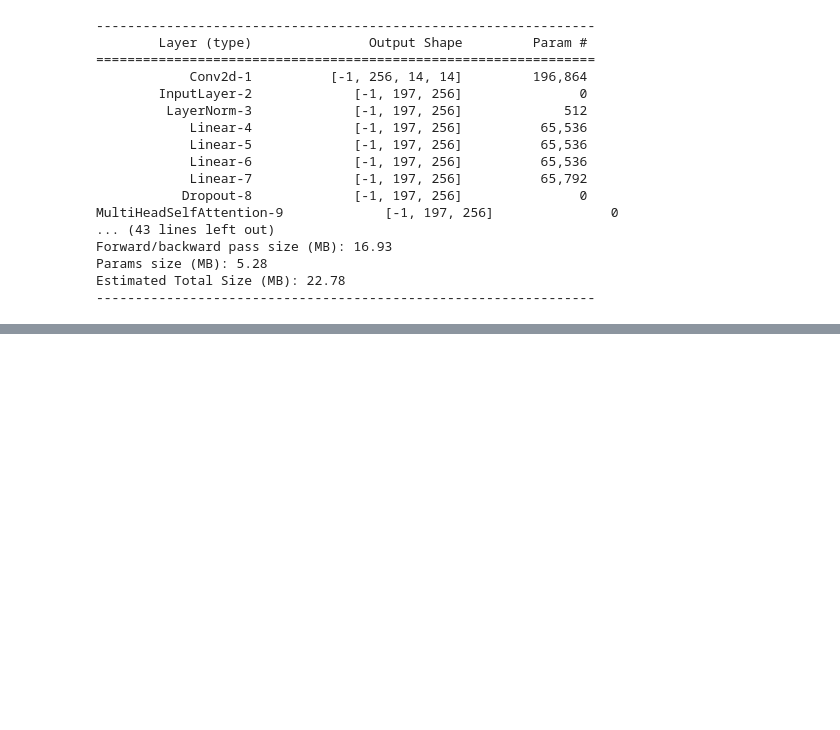
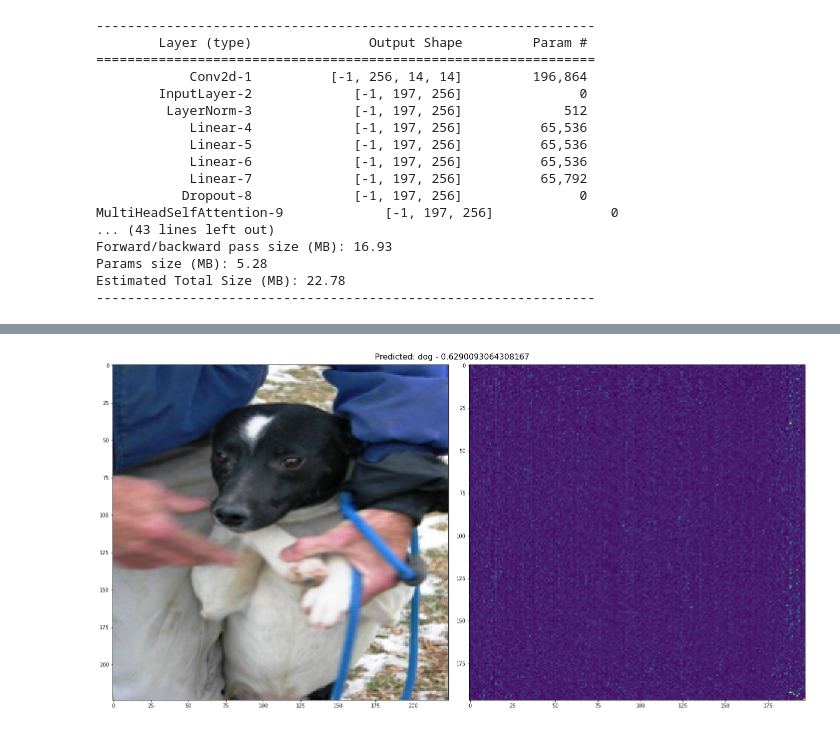
Before and after one commit to nguyenhung1903/VisionTransformer, a Jupyter notebook: notebook.ipynb, the cells around one changed output, grey strips where cells are left out. Drawn from its saved outputs; the diff is of its cells as text; code cells hidden in the pictures; blank space fills up the shorter version.

Commit message:
update attention map

```diff
--- a/notebook.ipynb
+++ b/notebook.ipynb
@@ -120,8 +120,3 @@ optimizer = optim.SGD(model.parameters(), lr=0.001, momentum=0.9)
 # %%
 from PIL import Image
 img1 = Image.open("data/test/1.jpg")
-# %%
-def get_attention_map(model, img):
-    x = model.input_layer(data_transforms['train'](img).unsqueeze(0).to(device))
-    x = model.encoder(x)
-    return x.squeeze(0).detach().cpu().numpy()
@@ -128,9 +157,28 @@ def get_attention_map(model, img):
+# %%
+def get_attention_map(model, img):
+    head_dim = ViT_config["embed_dim"] // ViT_config["nb_head"]
+    x = model.input_layer(data_transforms['train'](img).unsqueeze(0).to(device))
+    batch_size, nb_patch, _ = x.size()
+    q = model.encoder[-1].msa.w_q(x)
+    q = q.view(batch_size, ViT_config["nb_head"], nb_patch, head_dim)
+    k = model.encoder[-1].msa.w_k(x)
+    k = k.view(batch_size, ViT_config["nb_head"], nb_patch, head_dim)
+    v = model.encoder[-1].msa.w_v(x)
+    v = v.view(batch_size, ViT_config["nb_head"], nb_patch, head_dim)
+
+    # inner product
+    # (B, nb_head, N, D//nb_head) × (B, nb_head, D//nb_head, N) -> (B, nb_head, N, N)
+    dots = (q @ k.transpose(2, 3)) / head_dim **0.5
+    # softmax by columns
+    # dim=3 eq dim=-1. dim=-1 applies softmax to the last dimension
+    attn = torch.nn.functional.softmax(dots, dim=3)
+    return attn.squeeze(0).mean(0).detach().cpu().numpy()
 # %%
 def predict(model, img, classnames):
     pred = model(data_transforms['train'](img).unsqueeze(0).to(device))
     score = nn.functional.softmax(pred, dim=1)[0]
     label = torch.argmax(score)
-    return classnames[predicted.item()], score[predicted.item()].item()
+    return classnames[label], score[label].item()
 # %%
 import matplotlib.pyplot as plt
 def plot_attention_map(original_img, attention_map):
@@ -142,6 +190,11 @@ def plot_attention_map(original_img, attention_map):
     ax[0].imshow(original_img)
     ax[1].imshow(attention_map)
     plt.show()
+# %%
+model.eval()
+plot_attention_map(img1, get_attention_map(model, img1))
+# %% [output]
+[figure, added]
 # %%
 def validate_model(model, criterion):
     model.eval()
```
Also changed, not shown: parts of 3 cells of this notebook.
